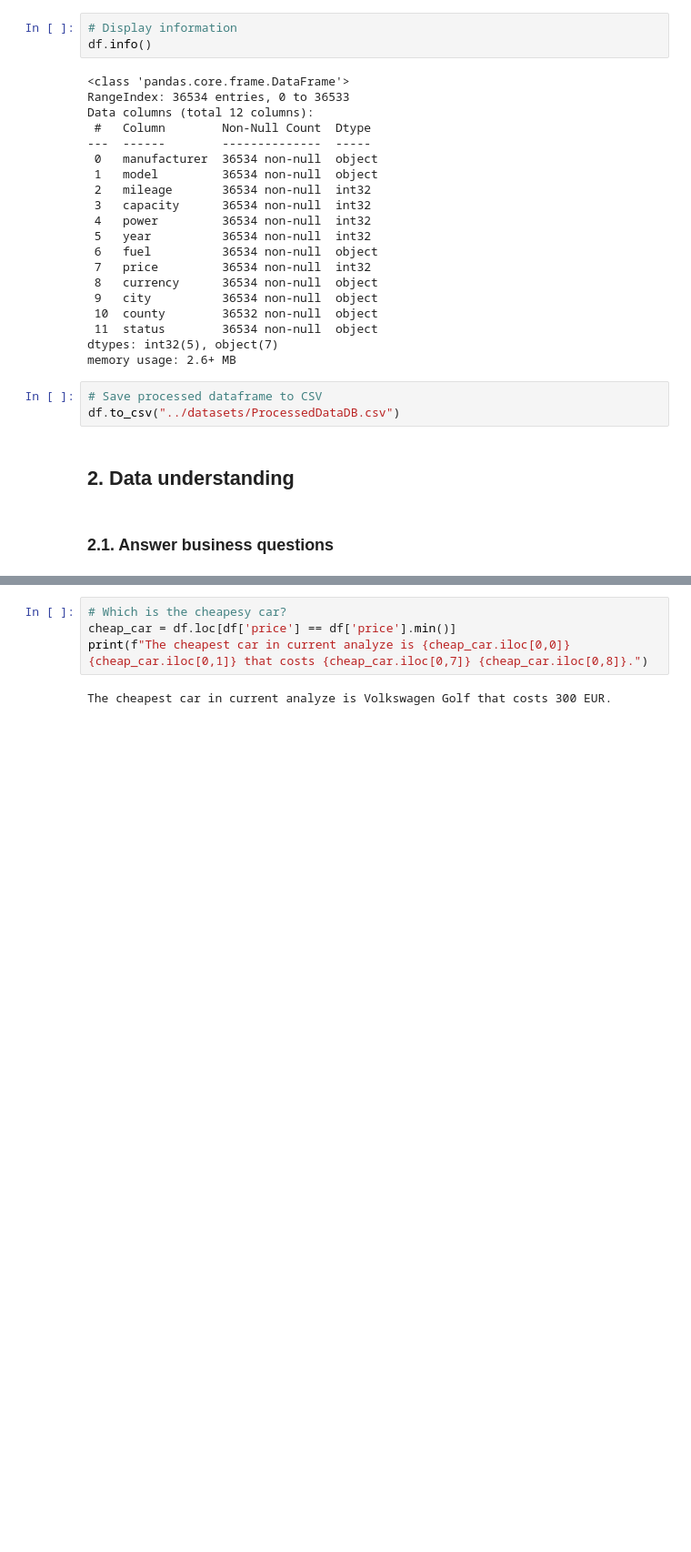
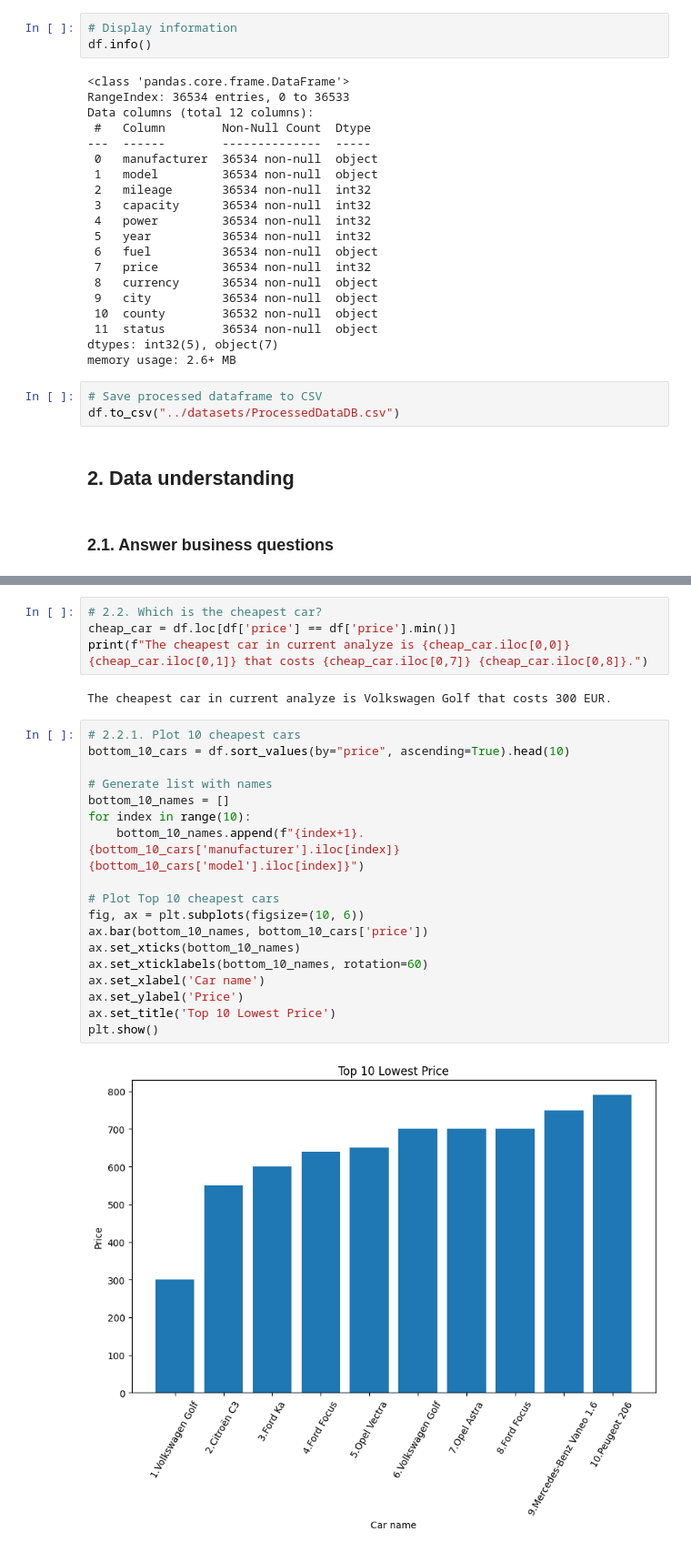
Before and after one commit to romanmurzac/EvaCar, a Jupyter notebook: internal_tools/data_analyzer.ipynb, the cells around one changed output, grey strips where cells are left out. Shown: that part at 91% size. Drawn from its saved outputs; the diff is of its cells as text; blank space fills up the shorter version.

```diff
--- a/internal_tools/data_analyzer.ipynb
+++ b/internal_tools/data_analyzer.ipynb
@@ -202,7 +224,27 @@ The most expensive car in current analyze is Ferrari Purosangue that costs 91868
 # %%
-# Which is the cheapesy car?
+# 2.2. Which is the cheapest car?
 cheap_car = df.loc[df['price'] == df['price'].min()]
 print(f"The cheapest car in current analyze is {cheap_car.iloc[0,0]} {cheap_car.iloc[0,1]} that costs {cheap_car.iloc[0,7]} {cheap_car.iloc[0,8]}.")
 # %% [output]
 The cheapest car in current analyze is Volkswagen Golf that costs 300 EUR.
+# %%
+# 2.2.1. Plot 10 cheapest cars
+bottom_10_cars = df.sort_values(by="price", ascending=True).head(10)
+
+# Generate list with names
+bottom_10_names = []
+for index in range(10):
+    bottom_10_names.append(f"{index+1}.{bottom_10_cars['manufacturer'].iloc[index]} {bottom_10_cars['model'].iloc[index]}")
+
+# Plot Top 10 cheapest cars
+fig, ax = plt.subplots(figsize=(10, 6))
+ax.bar(bottom_10_names, bottom_10_cars['price'])
+ax.set_xticks(bottom_10_names)
+ax.set_xticklabels(bottom_10_names, rotation=60)
+ax.set_xlabel('Car name')
+ax.set_ylabel('Price')
+ax.set_title('Top 10 Lowest Price')
+plt.show()
+# %% [output]
+[figure, added]
 # %%
```
Also changed, not shown: parts of 29 cells of this notebook, 1 other file.
